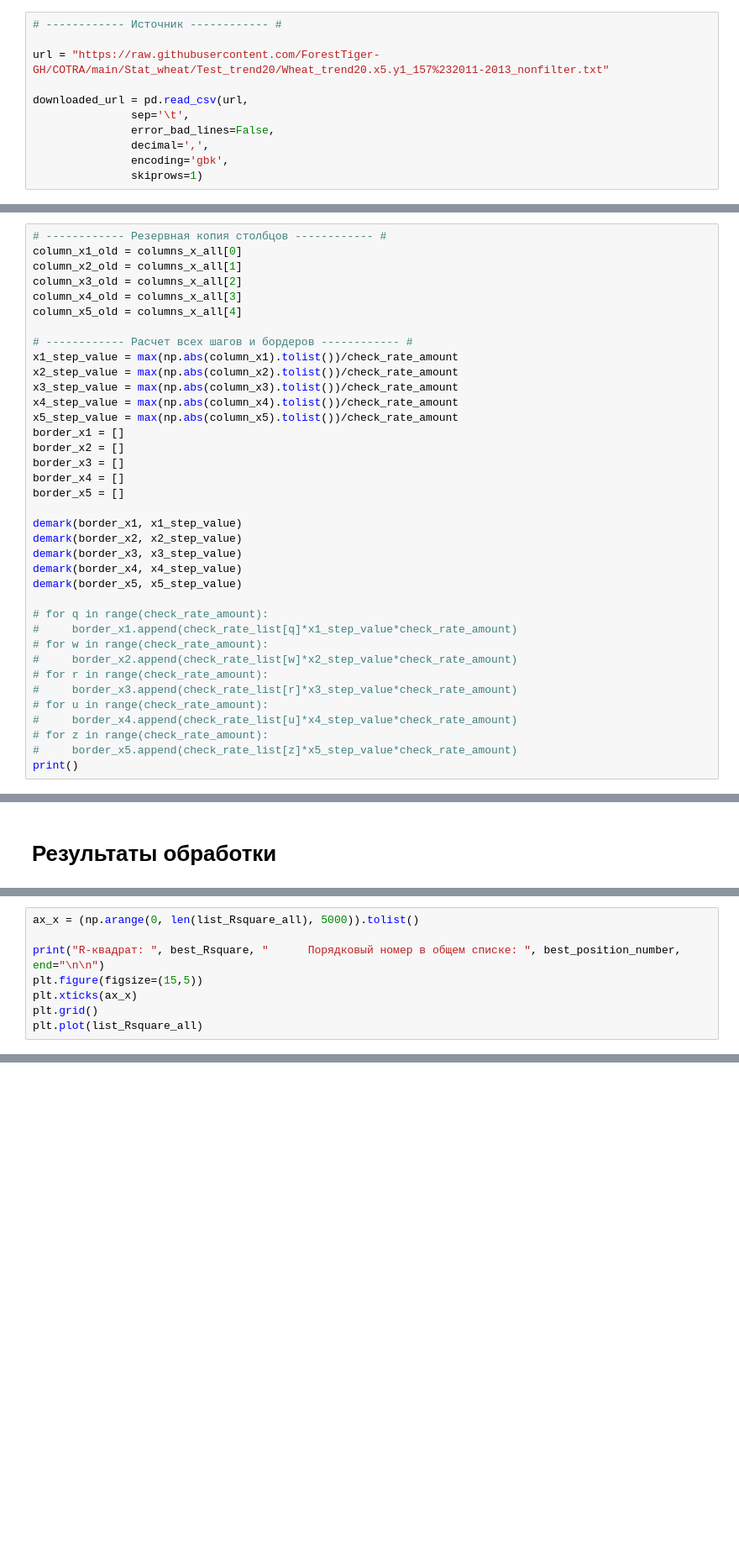
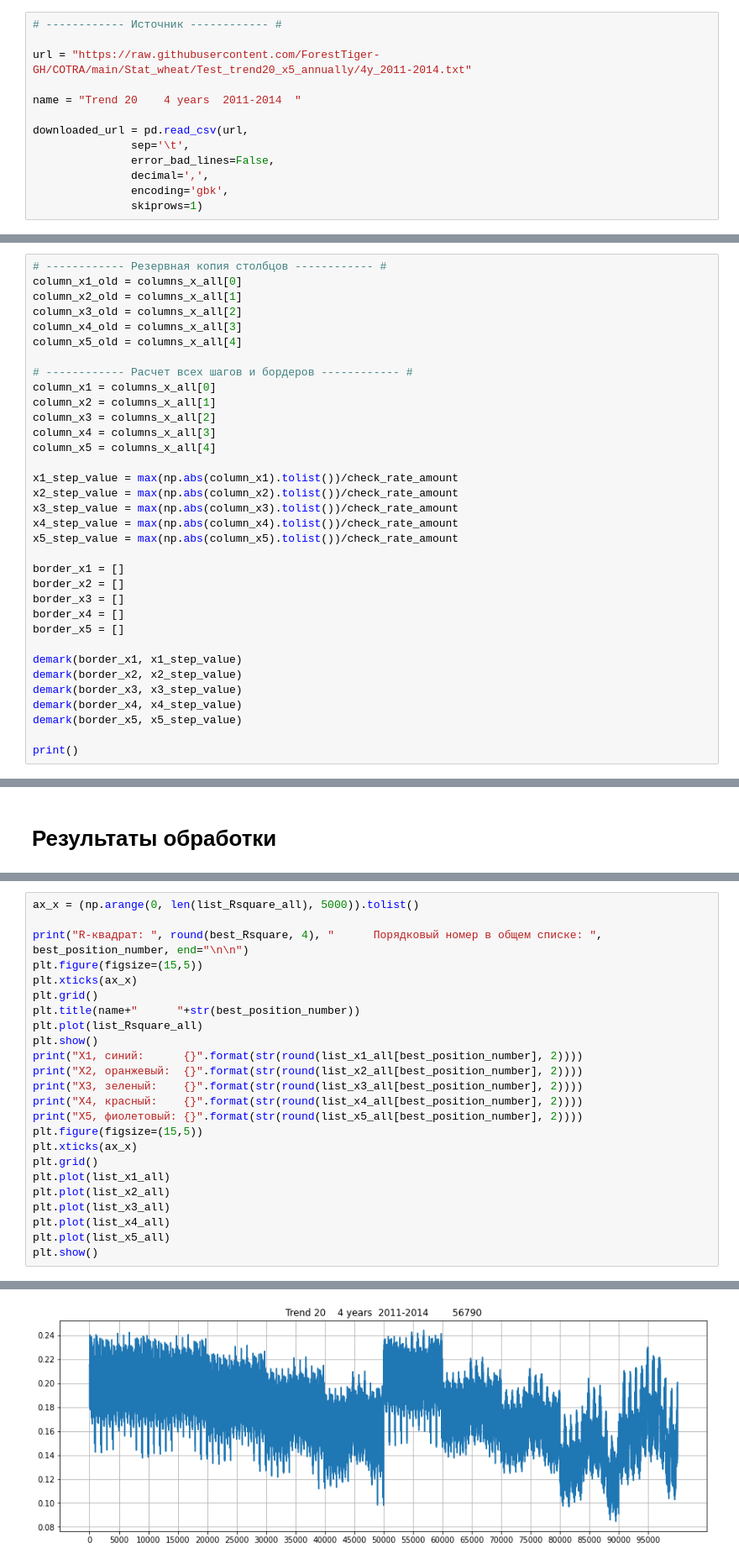
Before and after one commit to ForestTiger-GH/COTRA, a Jupyter notebook: Dataset Optimization. Brute-Force method.ipynb, the cells around one changed output, grey strips where cells are left out. Shown at 84% size. Saved outputs shown, nothing was run; the diff lists cells and outputs as text; blank space fills up the shorter version.

```diff
--- a/Dataset Optimization. Brute-Force method.ipynb
+++ b/Dataset Optimization. Brute-Force method.ipynb
@@ -25,7 +25,9 @@ import time
 # %%
 # ------------ Источник ------------ #
 
-url = "https://raw.githubusercontent.com/ForestTiger-GH/COTRA/main/Stat_wheat/Test_trend20/Wheat_trend20.x5.y1_157%232011-2013_nonfilter.txt"
+url = "https://raw.githubusercontent.com/ForestTiger-GH/COTRA/main/Stat_wheat/Test_trend20_x5_annually/4y_2011-2014.txt"
+
+name = "Trend 20    4 years  2011-2014  "
 
 downloaded_url = pd.read_csv(url,
                sep='\t',
@@ -118,11 +97,18 @@ column_x4_old = columns_x_all[3]
 column_x5_old = columns_x_all[4]
 
 # ------------ Расчет всех шагов и бордеров ------------ #
+column_x1 = columns_x_all[0]
+column_x2 = columns_x_all[1]
+column_x3 = columns_x_all[2]
+column_x4 = columns_x_all[3]
+column_x5 = columns_x_all[4]
+
 x1_step_value = max(np.abs(column_x1).tolist())/check_rate_amount
 x2_step_value = max(np.abs(column_x2).tolist())/check_rate_amount
 x3_step_value = max(np.abs(column_x3).tolist())/check_rate_amount
 x4_step_value = max(np.abs(column_x4).tolist())/check_rate_amount
 x5_step_value = max(np.abs(column_x5).tolist())/check_rate_amount
+
 border_x1 = []
 border_x2 = []
 border_x3 = []
@@ -135,16 +121,6 @@ demark(border_x3, x3_step_value)
 demark(border_x4, x4_step_value)
 demark(border_x5, x5_step_value)
 
-# for q in range(check_rate_amount):
-#     border_x1.append(check_rate_list[q]*x1_step_value*check_rate_amount)
-# for w in range(check_rate_amount):
-#     border_x2.append(check_rate_list[w]*x2_step_value*check_rate_amount)
-# for r in range(check_rate_amount):
-#     border_x3.append(check_rate_list[r]*x3_step_value*check_rate_amount)
-# for u in range(check_rate_amount):
-#     border_x4.append(check_rate_list[u]*x4_step_value*check_rate_amount)
-# for z in range(check_rate_amount):
-#     border_x5.append(check_rate_list[z]*x5_step_value*check_rate_amount)
 print()
 # %%
 start_time = time.time()   # таймер
@@ -321,9 +270,25 @@ print("Стало:   {} %".format(
 # %%
 ax_x = (np.arange(0, len(list_Rsquare_all), 5000)).tolist()
 
-print("R-квадрат: ", best_Rsquare, "      Порядковый номер в общем списке: ", best_position_number, end="\n\n")
+print("R-квадрат: ", round(best_Rsquare, 4), "      Порядковый номер в общем списке: ", best_position_number, end="\n\n")
 plt.figure(figsize=(15,5))
 plt.xticks(ax_x)
 plt.grid()
+plt.title(name+"      "+str(best_position_number))
 plt.plot(list_Rsquare_all)
+plt.show()
+print("X1, синий:      {}".format(str(round(list_x1_all[best_position_number], 2))))
+print("X2, оранжевый:  {}".format(str(round(list_x2_all[best_position_number], 2))))
+print("X3, зеленый:    {}".format(str(round(list_x3_all[best_position_number], 2))))
+print("X4, красный:    {}".format(str(round(list_x4_all[best_position_number], 2))))
+print("X5, фиолетовый: {}".format(str(round(list_x5_all[best_position_number], 2))))
+plt.figure(figsize=(15,5))
+plt.xticks(ax_x)
+plt.grid()
+plt.plot(list_x1_all)
+plt.plot(list_x2_all)
+plt.plot(list_x3_all)
+plt.plot(list_x4_all)
+plt.plot(list_x5_all)
+plt.show()
 # %% [output]
@@ -330,0 +296 @@ R-квадрат:  0.2112265414268667       Порядковый номер в
+[figure, new version]
```
Also changed, not shown: parts of 9 cells of this notebook.
